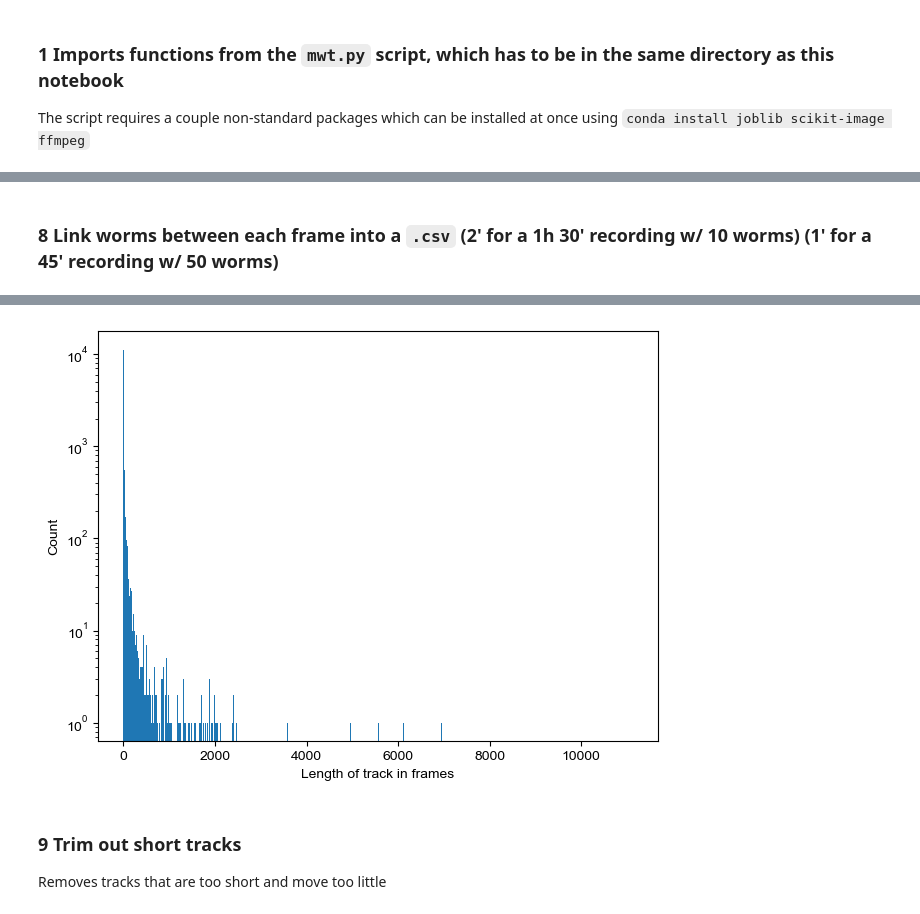
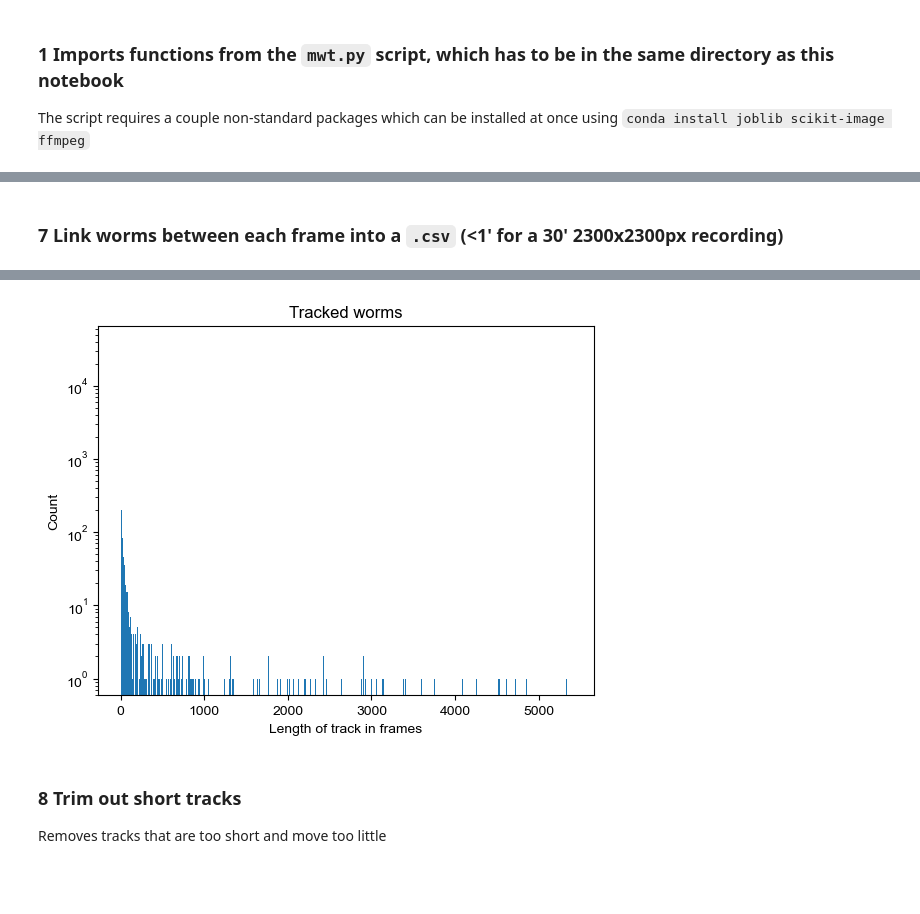
Before and after one commit to azwang10/multi-worm-tracker, a Jupyter notebook: multiwormtracker.ipynb, the cells around one changed output, grey strips where cells are left out. Drawn from its saved outputs; the diff is of its cells as text; code cells hidden in the pictures; blank space fills up the shorter version.

```diff
--- a/multiwormtracker.ipynb
+++ b/multiwormtracker.ipynb
@@ -15,11 +15,10 @@ from mwt import *
 
 The notebook requires a scratch directory with a lot of storage that will be filled with the `.avi` file converted into `.tif` for each individual frame. This scratch directory should have up to 75 GB free (51 GB used for a 1h 30' 3000x1500px recording) (36 GB used for a 45' 2500x2400px recording)
 # %%
-#EDIT, filenames with spaces don't quite work and so please replace with underscores first
-INPUT_AVI = '/Volumes/SCRATCH/112224_n2_tp0h.avi'
+#filenames with spaces don't quite work, so please replace with underscores first
+INPUT_AVI = '/Users/albertwang/Desktop/2023-08-12-01_nlp76CoChR_historical_oneASHStim10minslater_c5.avi'
 SCRATCH_PATH = '/Volumes/SCRATCH'
 OUTPUT_PATH = '/Users/albertwang/Desktop'
-FRAME_LIMIT = None #if you'd like to process only N number of frames, otherwise keep as None to process the whole video
 
-if not os.path.isfile(INPUT_AVI):
-    raise FileNotFoundError()
+scratch_dir = make_scratch_dir(INPUT_AVI, SCRATCH_PATH)
+scratch_dir
@@ -101,11 +109,8 @@ Wall time: 1h 59min 3s
 # %% [markdown]
-### 8 Link worms between each frame into a `.csv` (2' for a 1h 30' recording w/ 10 worms) (1' for a 45' recording w/ 50 worms)
+### 7 Link worms between each frame into a `.csv` (<1' for a 30' 2300x2300px recording)
 # %%
 %%time
+MAX_SPEED = 0.6
 
-#CAN EDIT IF NEEDED (YOU PROBABLY DON'T)
-SEPERATION = 5 #max speed of approximately 0.6 mm/s
-
-link_worms(scratch_dir, SEPERATION)
-plot_untrimmed(scratch_dir)
+link_worms(scratch_dir, max_speed=MAX_SPEED)
 # %% [output]
@@ -114,6 +119,6 @@ Wall time: 9min 20s
-[figure, old version]
+[figure, new version]
 # %% [markdown]
-### 9 Trim out short tracks
+### 8 Trim out short tracks
 
 Removes tracks that are too short and move too little
 # %%
```
Also changed, not shown: parts of 21 cells of this notebook, 1 other file.
